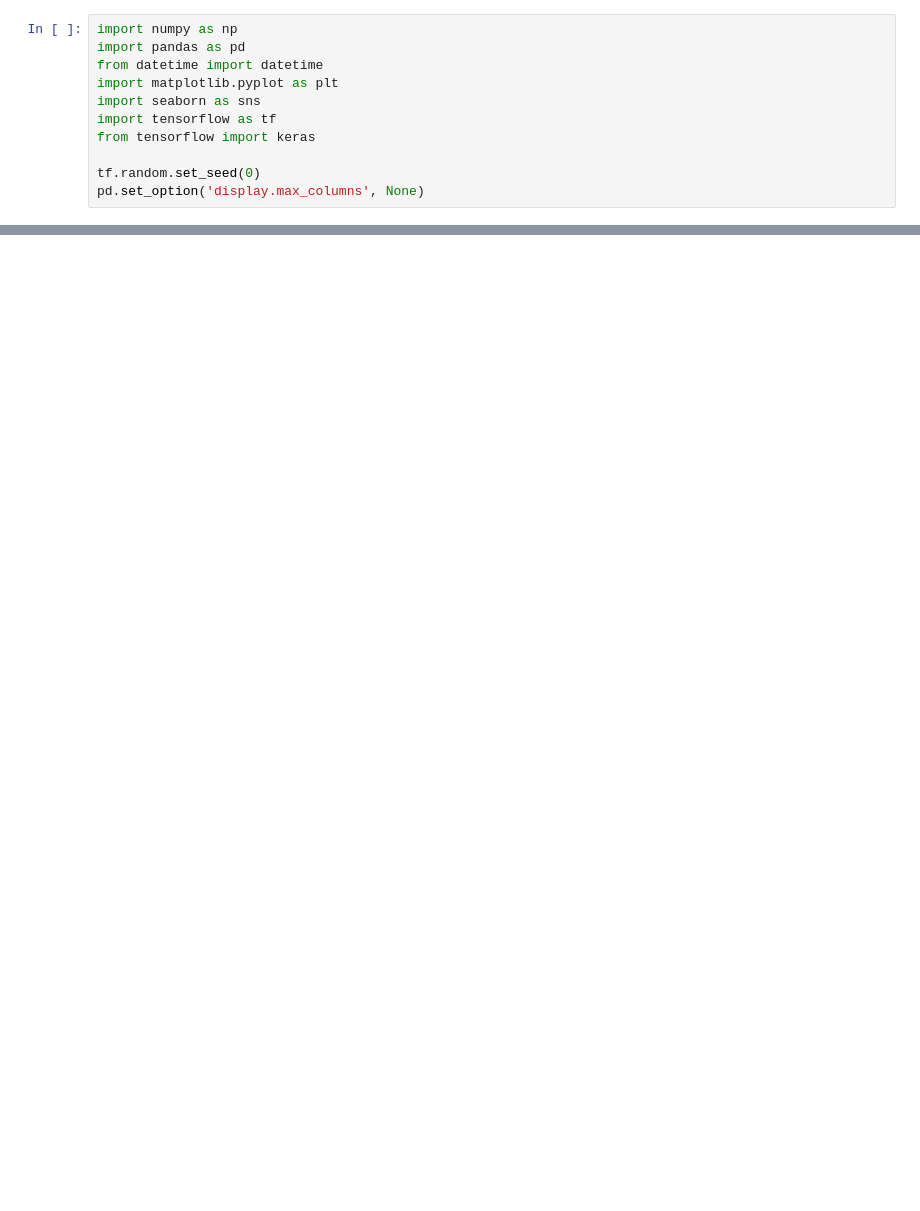
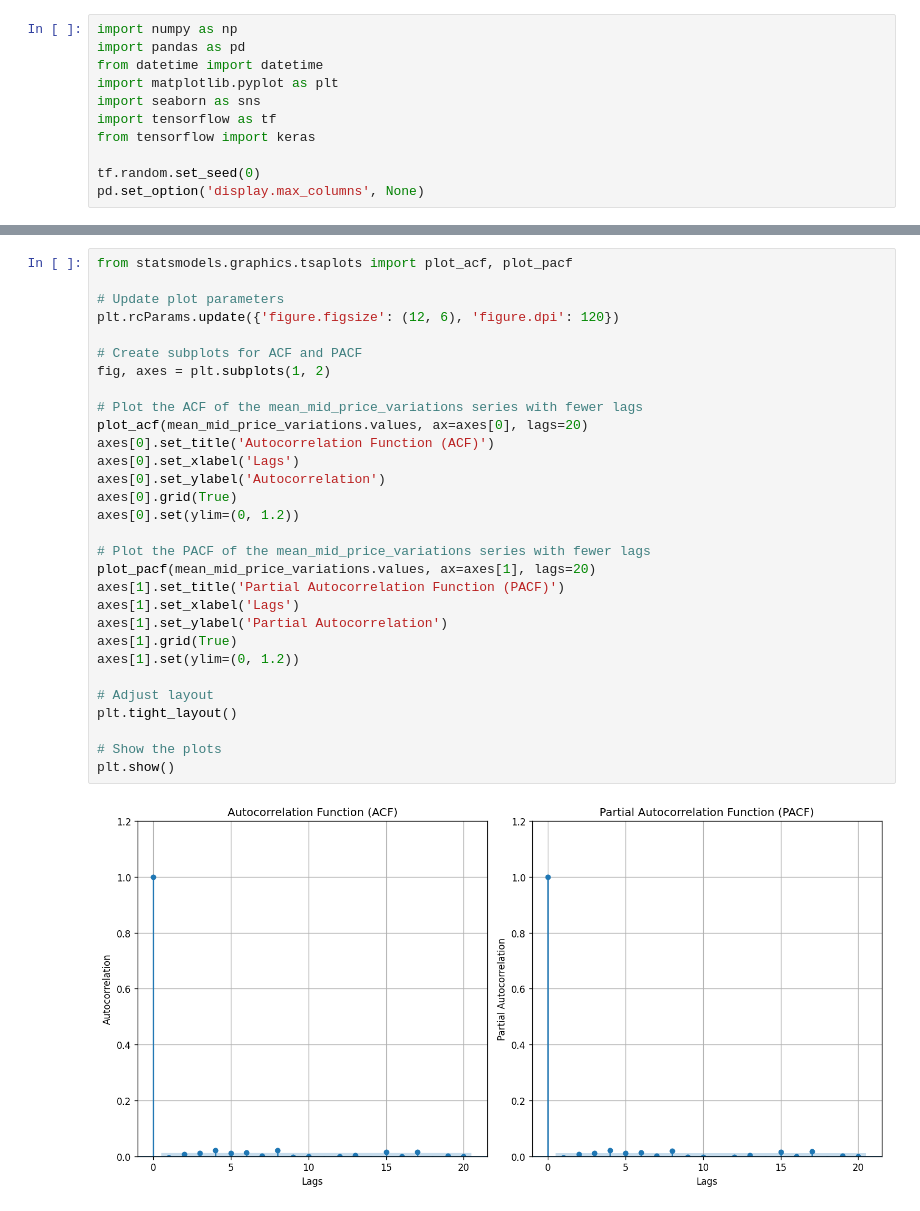
Before and after one commit to LiaoLaurent/Stock-Prediction-Deep-Learning, a Jupyter notebook: ARIMA_forecast.ipynb, the cells around one changed output, grey strips where cells are left out. Saved outputs shown, nothing was run; the diff lists cells and outputs as text; blank space fills up the shorter version.

```diff
--- a/ARIMA_forecast.ipynb
+++ b/ARIMA_forecast.ipynb
@@ -80 +82,33 @@ Critical Values:
 The series is stationary (reject the null hypothesis).
+# %%
+from statsmodels.graphics.tsaplots import plot_acf, plot_pacf
+
+# Update plot parameters
+plt.rcParams.update({'figure.figsize': (12, 6), 'figure.dpi': 120})
+
+# Create subplots for ACF and PACF
+fig, axes = plt.subplots(1, 2)
+
+# Plot the ACF of the mean_mid_price_variations series with fewer lags
+plot_acf(mean_mid_price_variations.values, ax=axes[0], lags=20)
+axes[0].set_title('Autocorrelation Function (ACF)')
+axes[0].set_xlabel('Lags')
+axes[0].set_ylabel('Autocorrelation')
+axes[0].grid(True)
+axes[0].set(ylim=(0, 1.2))
+
+# Plot the PACF of the mean_mid_price_variations series with fewer lags
+plot_pacf(mean_mid_price_variations.values, ax=axes[1], lags=20)
+axes[1].set_title('Partial Autocorrelation Function (PACF)')
+axes[1].set_xlabel('Lags')
+axes[1].set_ylabel('Partial Autocorrelation')
+axes[1].grid(True)
+axes[1].set(ylim=(0, 1.2))
+
+# Adjust layout
+plt.tight_layout()
+
+# Show the plots
+plt.show()
+# %% [output]
+[figure, added]
```
Also changed, not shown: parts of 4 cells of this notebook, 3 other files.
